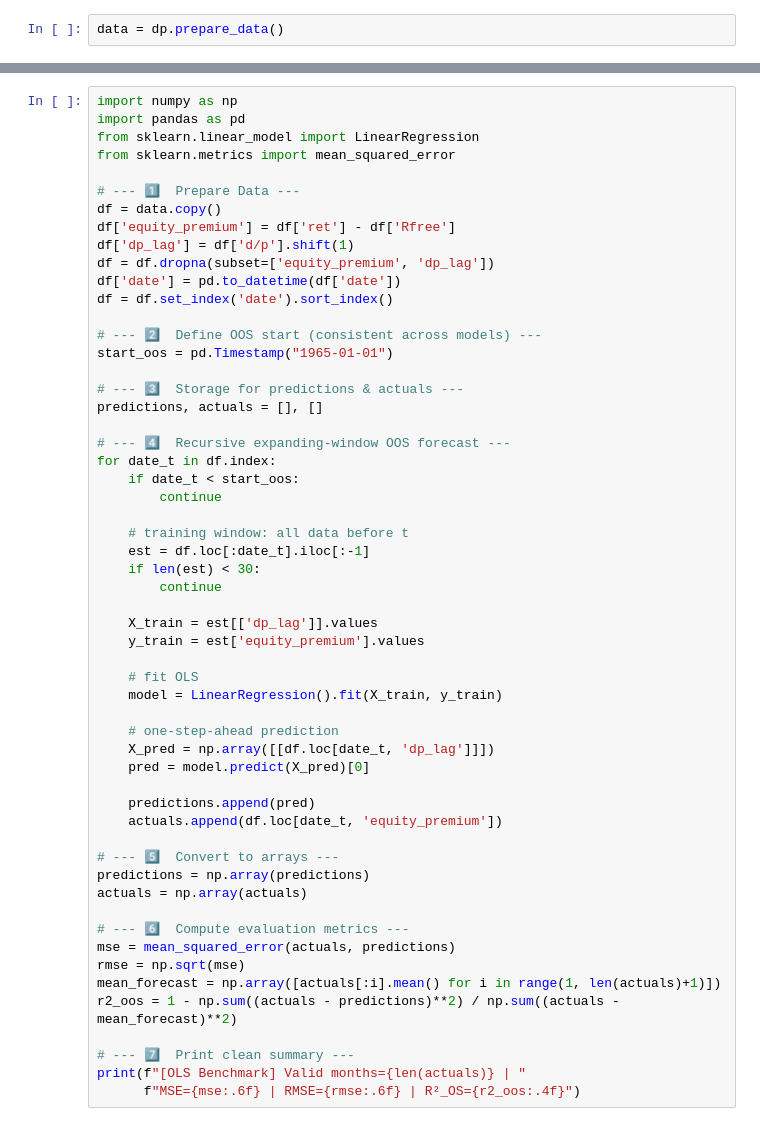
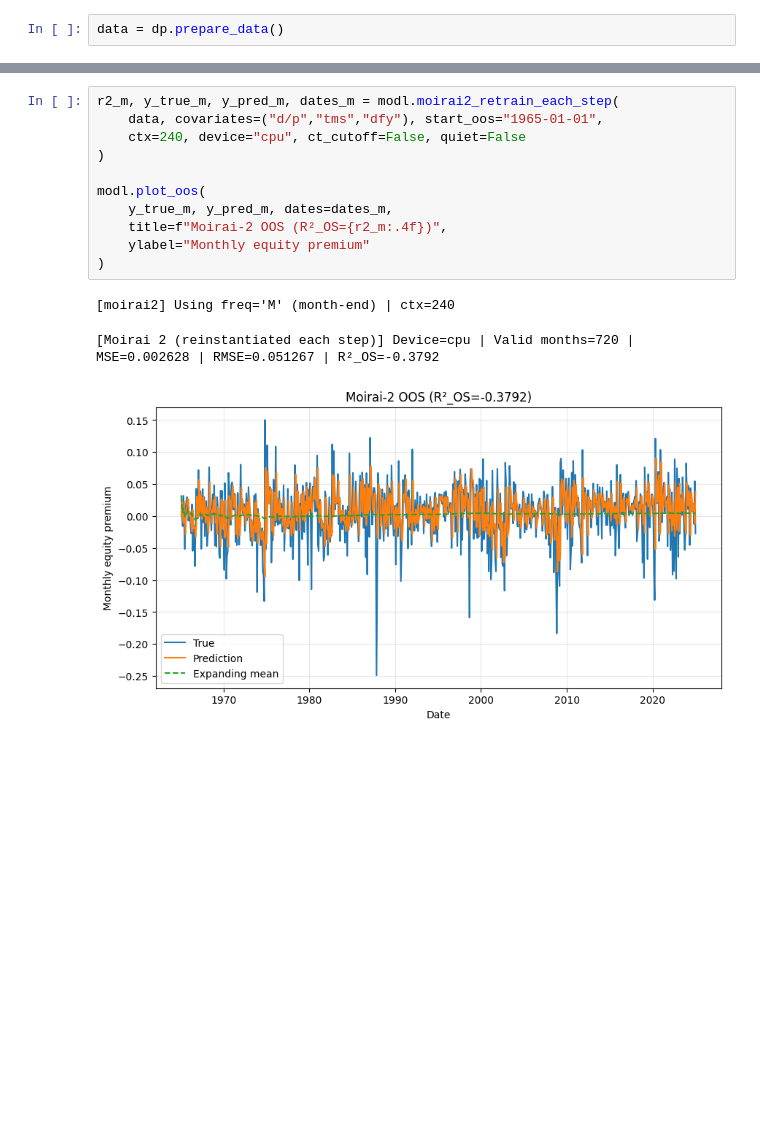
Before and after one commit to KiliTili/Masterarbeit, a Jupyter notebook: Notebooks/Benchmark/modelling.ipynb, the cells around one changed output, grey strips where cells are left out. Drawn from its saved outputs; the diff is of its cells as text; blank space fills up the shorter version.

```diff
--- a/Notebooks/Benchmark/modelling.ipynb
+++ b/Notebooks/Benchmark/modelling.ipynb
@@ -274,56 +121,15 @@ ModuleNotFoundError: No module named 'gluonts'
-# %%
-import numpy as np
-import pandas as pd
-from sklearn.linear_model import LinearRegression
-from sklearn.metrics import mean_squared_error
-
-# --- 1️⃣  Prepare Data ---
-df = data.copy()
-df['equity_premium'] = df['ret'] - df['Rfree']
-df['dp_lag'] = df['d/p'].shift(1)
-df = df.dropna(subset=['equity_premium', 'dp_lag'])
-df['date'] = pd.to_datetime(df['date'])
-df = df.set_index('date').sort_index()
-
-# --- 2️⃣  Define OOS start (consistent across models) ---
-start_oos = pd.Timestamp("1965-01-01")
-
-# --- 3️⃣  Storage for predictions & actuals ---
-predictions, actuals = [], []
-
-# --- 4️⃣  Recursive expanding-window OOS forecast ---
-for date_t in df.index:
-    if date_t < start_oos:
-        continue
-
-    # training window: all data before t
-    est = df.loc[:date_t].iloc[:-1]
-    if len(est) < 30:
-        continue
-
-    X_train = est[['dp_lag']].values
-    y_train = est['equity_premium'].values
-
-    # fit OLS
-    model = LinearRegression().fit(X_train, y_train)
-
-    # one-step-ahead prediction
-    X_pred = np.array([[df.loc[date_t, 'dp_lag']]])
-    pred = model.predict(X_pred)[0]
-
-    predictions.append(pred)
-    actuals.append(df.loc[date_t, 'equity_premium'])
-
-# --- 5️⃣  Convert to arrays ---
-predictions = np.array(predictions)
-actuals = np.array(actuals)
-
-# --- 6️⃣  Compute evaluation metrics ---
-mse = mean_squared_error(actuals, predictions)
-rmse = np.sqrt(mse)
-mean_forecast = np.array([actuals[:i].mean() for i in range(1, len(actuals)+1)])
-r2_oos = 1 - np.sum((actuals - predictions)**2) / np.sum((actuals - mean_forecast)**2)
-
-# --- 7️⃣  Print clean summary ---
-print(f"[OLS Benchmark] Valid months={len(actuals)} | "
-      f"MSE={mse:.6f} | RMSE={rmse:.6f} | R²_OS={r2_oos:.4f}")
+# %%
+r2_m, y_true_m, y_pred_m, dates_m = modl.moirai2_retrain_each_step(
+    data, covariates=("d/p","tms","dfy"), start_oos="1965-01-01",
+    ctx=240, device="cpu", ct_cutoff=False, quiet=False
+)
+
+modl.plot_oos(
+    y_true_m, y_pred_m, dates=dates_m,
+    title=f"Moirai-2 OOS (R²_OS={r2_m:.4f})",
+    ylabel="Monthly equity premium"
+)
+# %% [output]
+[moirai2] Using freq='M' (month-end) | ctx=240
+[Moirai 2 (reinstantiated each step)] Device=cpu | Valid months=720 | MSE=0.002628 | RMSE=0.051267 | R²_OS=-0.3792
+[figure, added]
```
Also changed, not shown: parts of 10 cells of this notebook, 8 other files.
